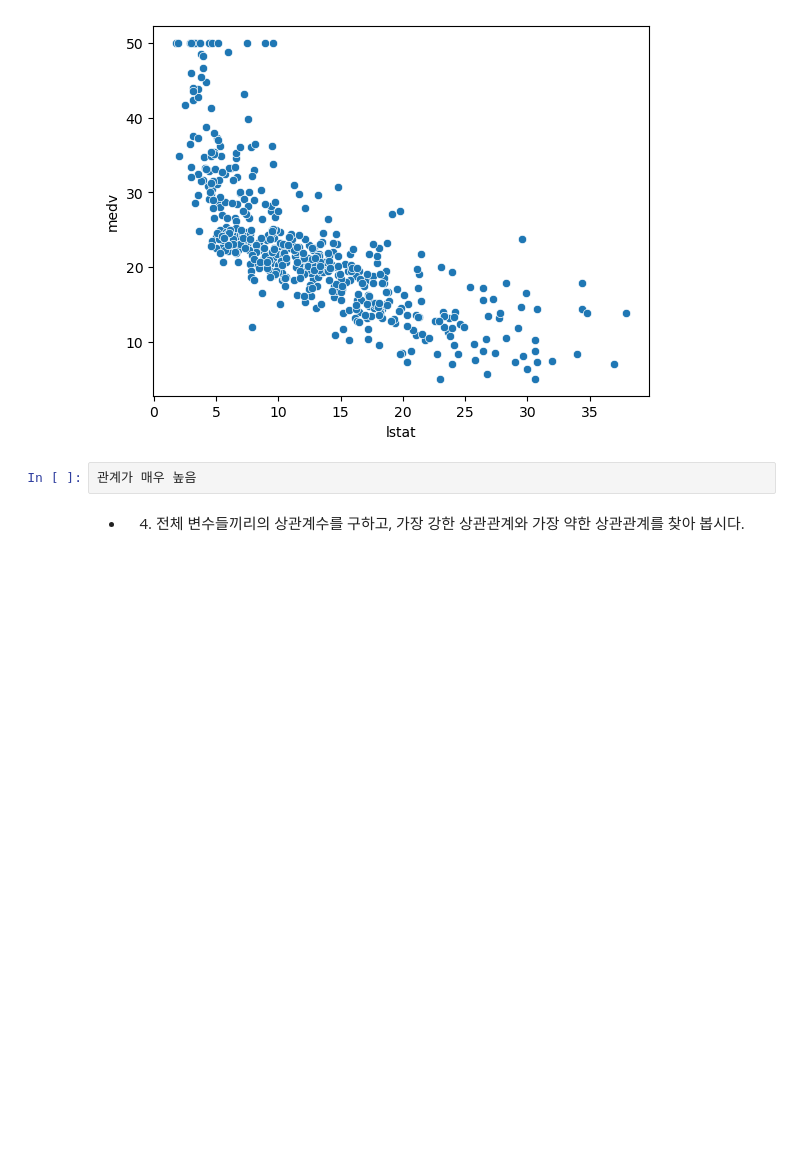
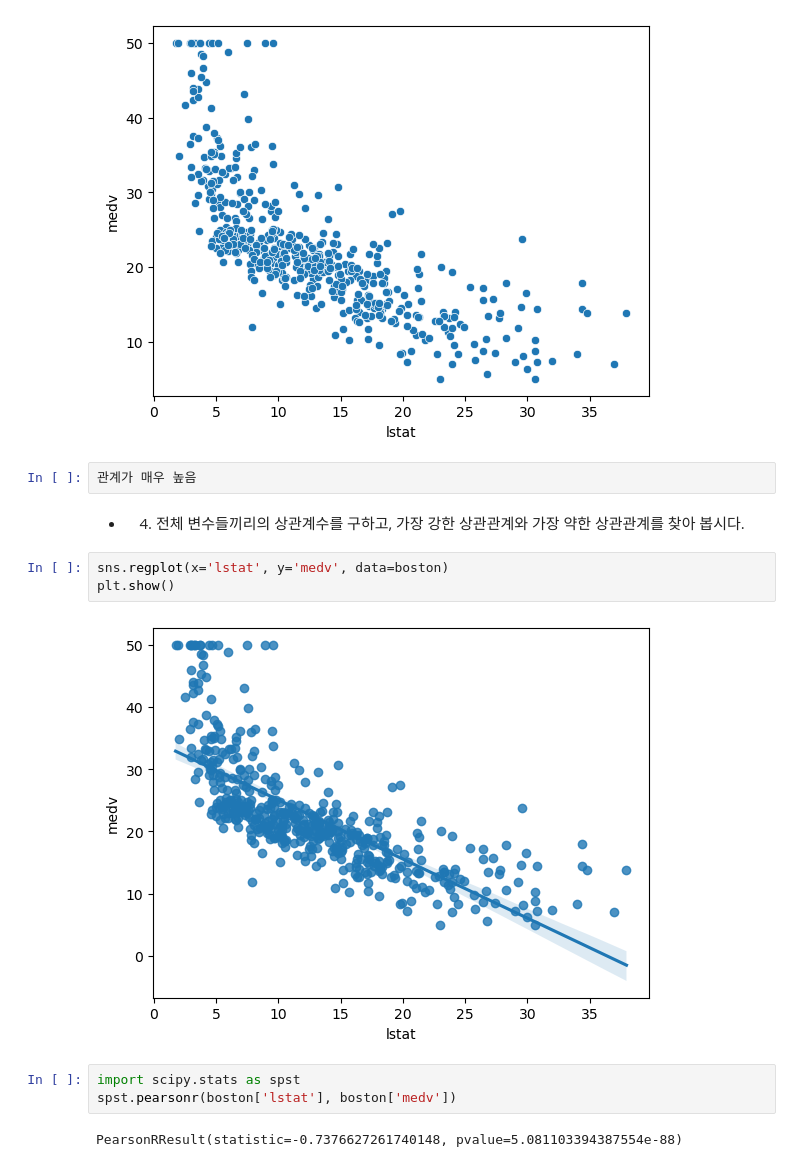
Before and after one commit to junseyeon/Python, a Jupyter notebook: 2023.08.17_데이터 분석 및 의미찾기_실습자료/chapter 02. 이변량분석 - 숫자 vs 숫자.ipynb, the cells around one changed output. Drawn from its saved outputs; the diff is of its cells as text; blank space fills up the shorter version.

```diff
--- a/2023.08.17_데이터 분석 및 의미찾기_실습자료/chapter 02. 이변량분석 - 숫자 vs 숫자.ipynb
+++ b/2023.08.17_데이터 분석 및 의미찾기_실습자료/chapter 02. 이변량분석 - 숫자 vs 숫자.ipynb
@@ -310,3 +310,13 @@ plt.show()
 관계가 매우 높음
 # %% [markdown]
 * 4) 전체 변수들끼리의 상관계수를 구하고, 가장 강한 상관관계와 가장 약한 상관관계를 찾아 봅시다.
+# %%
+sns.regplot(x='lstat', y='medv', data=boston)
+plt.show()
+# %% [output]
+[figure, added]
+# %%
+import scipy.stats as spst
+spst.pearsonr(boston['lstat'], boston['medv'])
+# %% [output]
+PearsonRResult(statistic=-0.7376627261740148, pvalue=5.081103394387554e-88)
```
Also changed, not shown: parts of 1 cell of this notebook, 35 other files.
